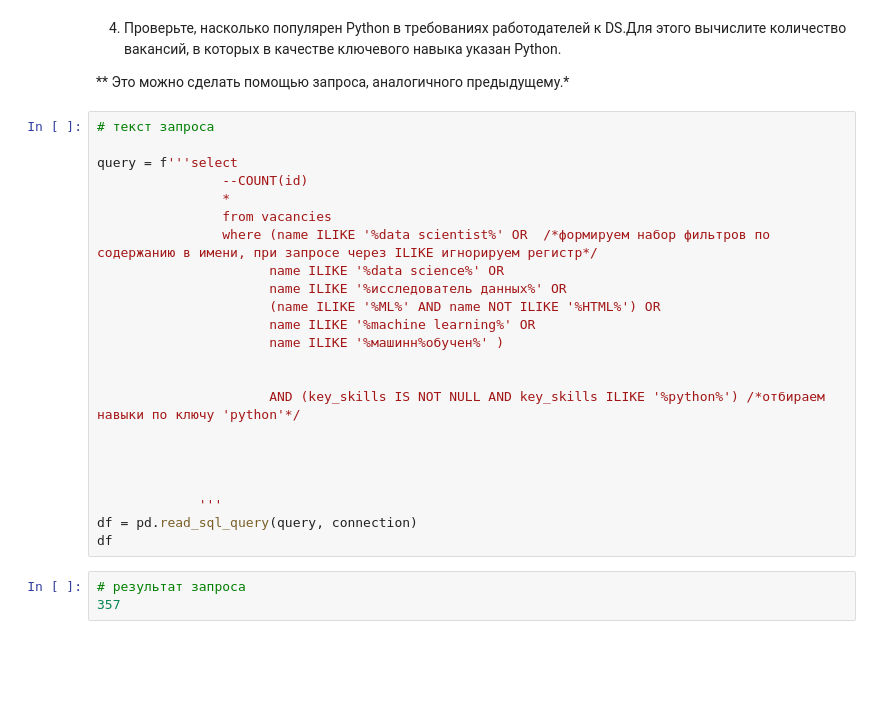
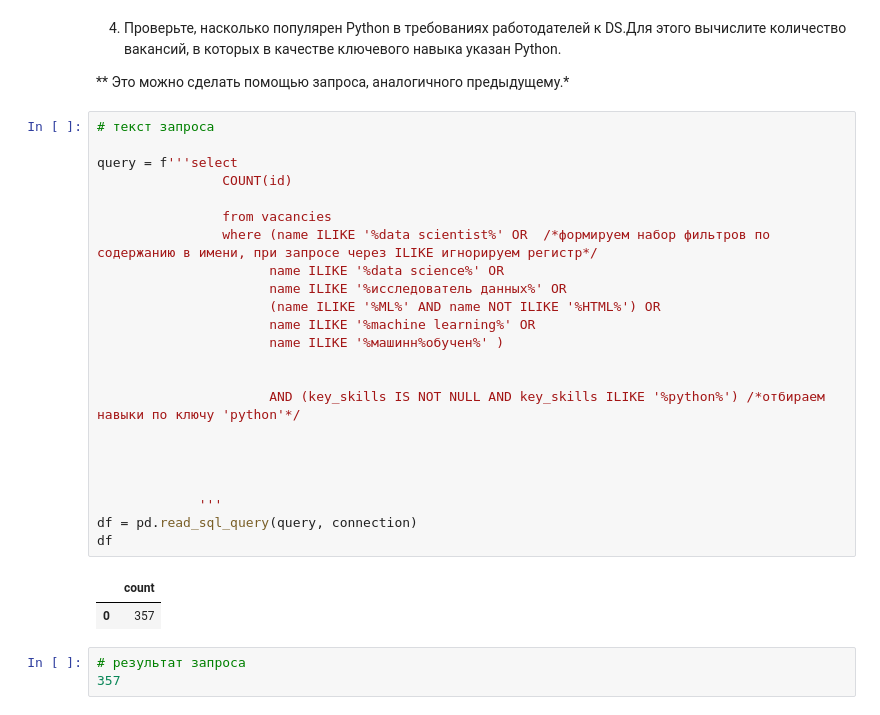
Before and after one commit to Krasz485/SF_homeworks_alt, a Jupyter notebook: project_2/Project_2_Ноутбук_шаблон.ipynb, the cells around one changed output. Cells and saved outputs as stored; diff of their text form; blank space fills up the shorter version.

```diff
--- a/project_2/Project_2_Ноутбук_шаблон.ipynb
+++ b/project_2/Project_2_Ноутбук_шаблон.ipynb
@@ -628,26 +628,29 @@ df
 # %%
 # текст запроса
 
 query = f'''select
-                --COUNT(id)
-                *
+                COUNT(id)
+
                 from vacancies
                 where (name ILIKE '%data scientist%' OR  /*формируем набор фильтров по содержанию в имени, при запросе через ILIKE игнорируем регистр*/
                       name ILIKE '%data science%' OR
                       name ILIKE '%исследователь данных%' OR
                       (name ILIKE '%ML%' AND name NOT ILIKE '%HTML%') OR
                       name ILIKE '%machine learning%' OR
                       name ILIKE '%машинн%обучен%' )
 
 
                       AND (key_skills IS NOT NULL AND key_skills ILIKE '%python%') /*отбираем навыки по ключу 'python'*/
 
 
 
 
              '''
 df = pd.read_sql_query(query, connection)
 df
+# %% [output]
+|  | count |
+| 0 | 357 |
 # %%
 # результат запроса
 357
```
Also changed, not shown: parts of 4 cells of this notebook.
